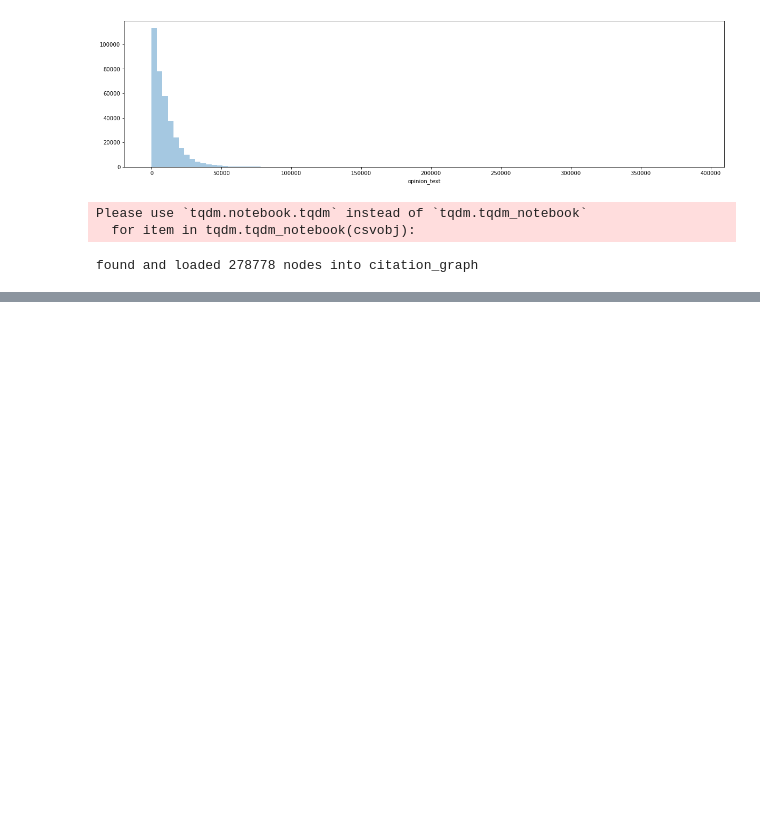
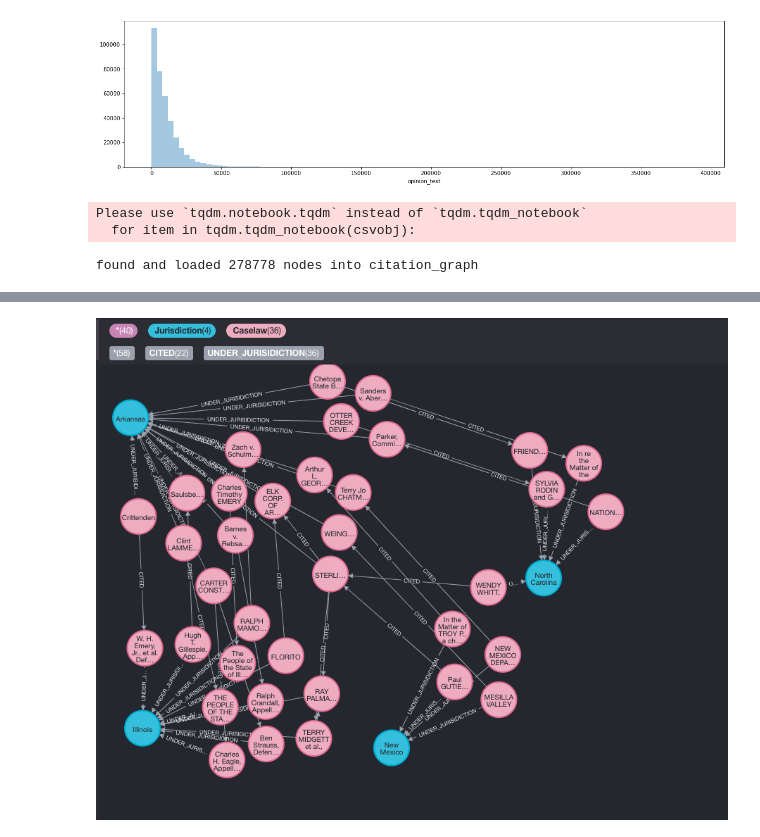
Before and after one commit to parambharat/cs109b-grp9-final-project, a Jupyter notebook: notebooks/data_wrangling.ipynb, the cells around one changed output, grey strips where cells are left out. Cells and saved outputs as stored; diff of their text form; code cells hidden in the pictures; blank space fills up the shorter version.

```diff
--- a/notebooks/data_wrangling.ipynb
+++ b/notebooks/data_wrangling.ipynb
@@ -410,0 +468,4 @@ with open("../data/subset/caselines.txt", "w+") as outfile:
+# %%
+Image(filename='../reports/Cases relating one jurisdiction to another.png')
+# %% [output]
+[figure, added]
```
Also changed, not shown: parts of 45 cells of this notebook.
